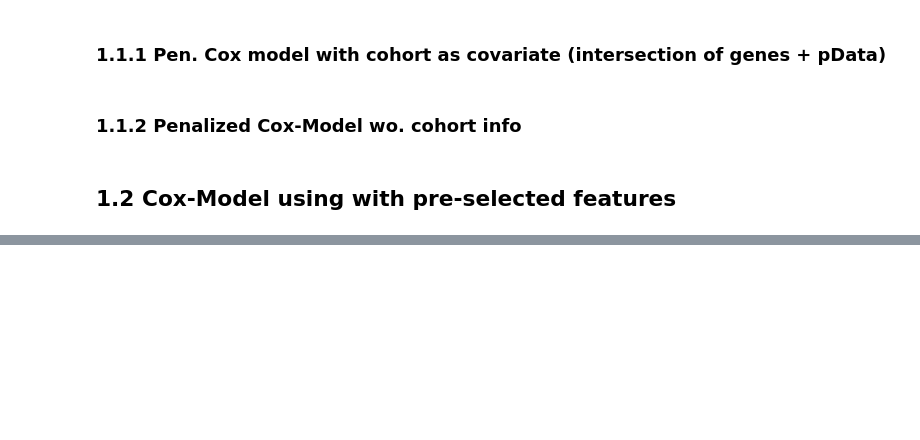
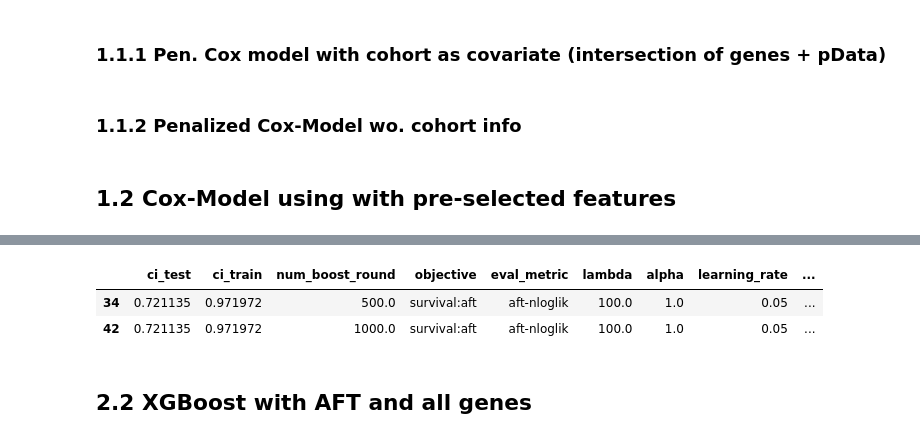
Before and after one commit to JonasSchernich/StatisticalConsulting, a Jupyter notebook: modelling_playground_laetti.ipynb, the cells around one changed output, grey strips where cells are left out. Saved outputs shown, nothing was run; the diff lists cells and outputs as text; code cells hidden in the pictures; blank space fills up the shorter version.

```diff
--- a/modelling_playground_laetti.ipynb
+++ b/modelling_playground_laetti.ipynb
@@ -129,0 +117,9 @@ pd.DataFrame([gcv_result_woc]).to_csv("pen_cox_pData_exprs_woc.csv")
+# %%
+pData_temp = merged_pData_imputed.loc[:, ~merged_pData_imputed.columns.isin(['GLEASON_SCORE_1', 'GLEASON_SCORE_2', 'BCR_STATUS',
+                                                                             'MONTH_TO_BCR', 'MONTH_TO_CEP', 'CEP_STATUS'])]
+
+pData_temp['TISSUE'] = pData_temp['TISSUE'].astype('category')
+pData_temp['CLIN_T_STAGE'] = pData_temp['CLIN_T_STAGE'].astype('category')
+pData_temp['PATH_T_STAGE'] = pData_temp['PATH_T_STAGE'].astype('category')
+
+dtrain, dtest, dvalid, y_train_event, y_test_event, y_valid_event = create_xgb_data(merged_pData_imputed, pData_temp, 'MONTH_TO_BCR', 'BCR_STATUS', intersection_exprs_df)
@@ -129,0 +171,10 @@ pd.DataFrame([gcv_result_woc]).to_csv("pen_cox_pData_exprs_woc.csv")
+# %%
+results_xgb_aft = []
+param_grid
+for key,row in param_grid.iterrows():
+    print(key)
+    result = do_XGB_AFT(dtrain, dtest, dvalid, y_train, y_test, y_valid, y_train_event, y_test_event, y_valid_event, row['n_estimators'],
+                        row['lr_rate'], row['max_depth'], row['min_child_weight'],
+                        row['lambda'], row['alpha'])
+    results_xgb_aft.append(result)
+    print(result)
@@ -129,0 +199,12 @@ pd.DataFrame([gcv_result_woc]).to_csv("pen_cox_pData_exprs_woc.csv")
+# %%
+results_xgb_aft_df = pd.DataFrame(results_xgb_aft)
+results_xgb_aft_df.to_csv('Data/modelling_results_laetti/xgboost_aft/xgb_hp_tuning.csv')
+results_xgb_aft_df[results_xgb_aft_df['ci_test'] == results_xgb_aft_df['ci_test'].max()]
+
+### overfitting, best hps:
+#34	0.721135	0.971972	500.0	survival:aft	aft-nloglik	100.0	1.0	0.05	6	hist	True	5.0
+#42	0.721135	0.971972	1000.0	survival:aft	aft-nloglik	100.0	1.0	0.05	6	hist	True	5.0
+# %% [output]
+|  | ci_test | ci_train | num_boost_round | objective | eval_metric | lambda | alpha | learning_rate | ... |
+| 34 | 0.721135 | 0.971972 | 500.0 | survival:aft | aft-nloglik | 100.0 | 1.0 | 0.05 | ... |
+| 42 | 0.721135 | 0.971972 | 1000.0 | survival:aft | aft-nloglik | 100.0 | 1.0 | 0.05 | ... |
@@ -129,0 +215,2 @@ pd.DataFrame([gcv_result_woc]).to_csv("pen_cox_pData_exprs_woc.csv")
+# %% [markdown]
+## 2.2 XGBoost with AFT and all genes
```
Also changed, not shown: parts of 24 cells of this notebook, 2 other files.
